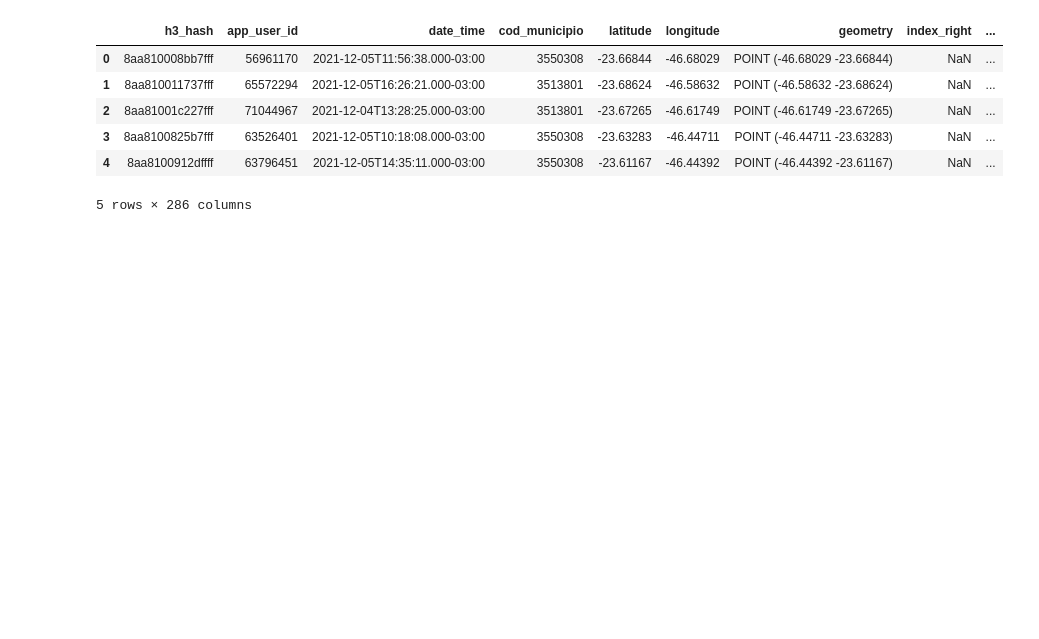
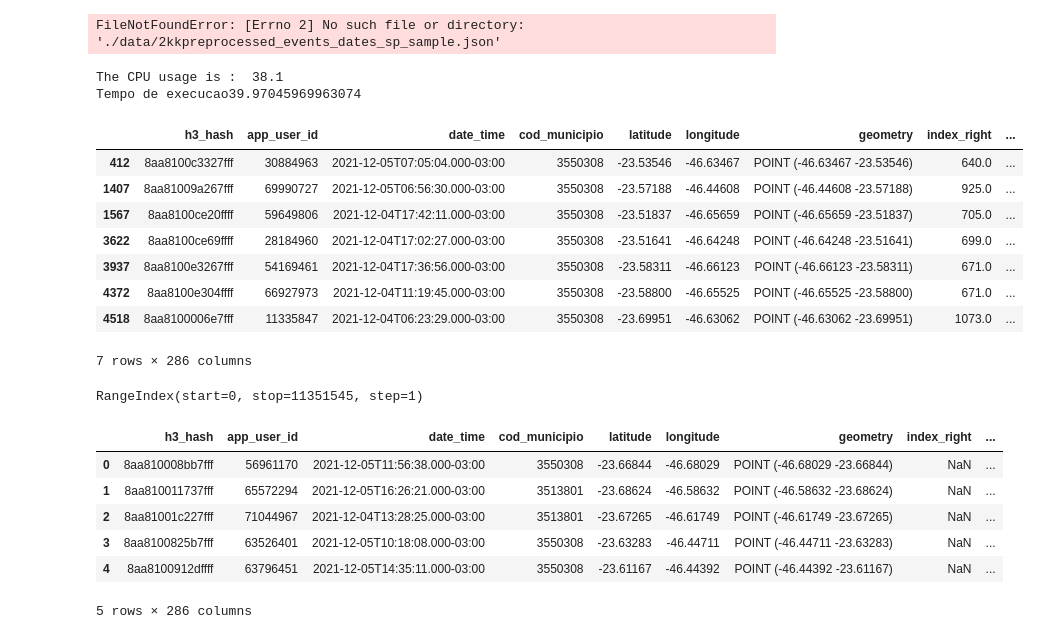
Before and after one commit to NESPEDUFV/more-data, a Jupyter notebook: examples/osm/osm-places.ipynb, the cells around one changed output. Saved outputs shown, nothing was run; the diff lists cells and outputs as text; code cells hidden in the pictures; blank space fills up the shorter version.

```diff
--- a/examples/osm/osm-places.ipynb
+++ b/examples/osm/osm-places.ipynb
@@ -27,14 +24,69 @@ KeyboardInterrupt:
+# %%
+import moredata
+import time
+import psutil
+inicio = time.time()
+psutil.cpu_percent()
+
+data = moredata.models.JsonData(data_file='./data/2kk_preprocessed_events_dates_sp_sample.json', parser=moredata.parser.parse_document)
+
+osm_enricher = moredata.enricher.osm.OSMPlacesConnector(place_name="São Paulo, BR", files=['./data/tourism.csv.gz'], radius=5000, geometry_intersected=True)
+
+data_enriched = osm_enricher.enrich(data)
+
+moredata.utils.write_json_generator_to_json("./datapreprocessed_events_dates_sp_sample_enriched", data_enriched, 100000)
+
+cpu_usage = psutil.cpu_percent()
+fim = time.time()
+final_mem =psutil.virtual_memory()
+
+print(f'Tempo de execucao: {fim - inicio}')
+print(f'% de uso de cpu: {cpu_usage}')
+print(f'Quantidade de memoria inicial: {inicio_mem.used >> 20} MB')
+print(f'Quantidade de memoria final: {final_mem.used >> 20} MB')
+print(f'Uso aproximado de memoria {final_mem.used - inicio_mem.used >> 20} MB')
+# %% [output]
+FileNotFoundError: [Errno 2] No such file or directory: './data/2kkpreprocessed_events_dates_sp_sample.json'
 # %%
 #Geopandas
 import pandas as pd
 import moredata
 import geopandas
+import time
+import psutil
+
+inicio = time.time()
+psutil.cpu_percent()
+
 df = pd.read_csv("./data/preprocessed_events_dates_sp_sample.csv")
 df = df.loc[(~df['latitude'].isna()) & (~df['longitude'].isna())]
 
 gdf = geopandas.GeoDataFrame(df, geometry=geopandas.points_from_xy(df.longitude, df.latitude))
-data = moredata.models.GeopandasData().from_geodataframe(gdf.iloc[0:10])
+data = moredata.models.GeopandasData().from_geodataframe(gdf.iloc[0:5000])
 
-osm_enricher = moredata.enricher.osm.OSMPlacesConnector(place_name="São Paulo, BR", files=['./data/tourism.csv.gz'], radius=50, geometry_intersected=True)
+osm_enricher = moredata.enricher.osm.OSMPlacesConnector(place_name="São Paulo, BR", files=['./data/tourism.csv.gz'], radius=1000, geometry_intersected=False)
 
 data_enriched = osm_enricher.enrich(data)
+
+cpu_usage = psutil.cpu_percent()
+fim = time.time()
+
+
+print("The CPU usage is : ", cpu_usage)
+
+print(f'Tempo de execucao{fim - inicio}')
+# %% [output]
+The CPU usage is :  38.1
+Tempo de execucao39.97045969963074
+# %%
+data_enriched[~data_enriched["index_right"].isna()]
+# %% [output]
+|  | h3_hash | app_user_id | date_time | cod_municipio | latitude | longitude | geometry | index_right | ... |
+| 412 | 8aa8100c3327fff | 30884963 | 2021-12-05T07:05:04.000-03:00 | 3550308 | -23.53546 | -46.63467 | POINT (-46.63467 -23.53546) | 640.0 | ... |
+| 1407 | 8aa81009a267fff | 69990727 | 2021-12-05T06:56:30.000-03:00 | 3550308 | -23.57188 | -46.44608 | POINT (-46.44608 -23.57188) | 925.0 | ... |
+| 1567 | 8aa8100ce20ffff | 59649806 | 2021-12-04T17:42:11.000-03:00 | 3550308 | -23.51837 | -46.65659 | POINT (-46.65659 -23.51837) | 705.0 | ... |
+| 3622 | 8aa8100ce69ffff | 28184960 | 2021-12-04T17:02:27.000-03:00 | 3550308 | -23.51641 | -46.64248 | POINT (-46.64248 -23.51641) | 699.0 | ... |
+| 3937 | 8aa8100e3267fff | 54169461 | 2021-12-04T17:36:56.000-03:00 | 3550308 | -23.58311 | -46.66123 | POINT (-46.66123 -23.58311) | 671.0 | ... |
+| 4372 | 8aa8100e304ffff | 66927973 | 2021-12-04T11:19:45.000-03:00 | 3550308 | -23.58800 | -46.65525 | POINT (-46.65525 -23.58800) | 671.0 | ... |
+| 4518 | 8aa8100006e7fff | 11335847 | 2021-12-04T06:23:29.000-03:00 | 3550308 | -23.69951 | -46.63062 | POINT (-46.63062 -23.69951) | 1073.0 | ... |
+7 rows × 286 columns
@@ -41,3 +96,7 @@ data_enriched = osm_enricher.enrich(data)
+# %%
+print(df3.index)
+# %% [output]
+RangeIndex(start=0, stop=11351545, step=1)
 # %%
 data_enriched.head()
 # %% [output]
```
Also changed, not shown: parts of 6 cells of this notebook, 6 other files.
